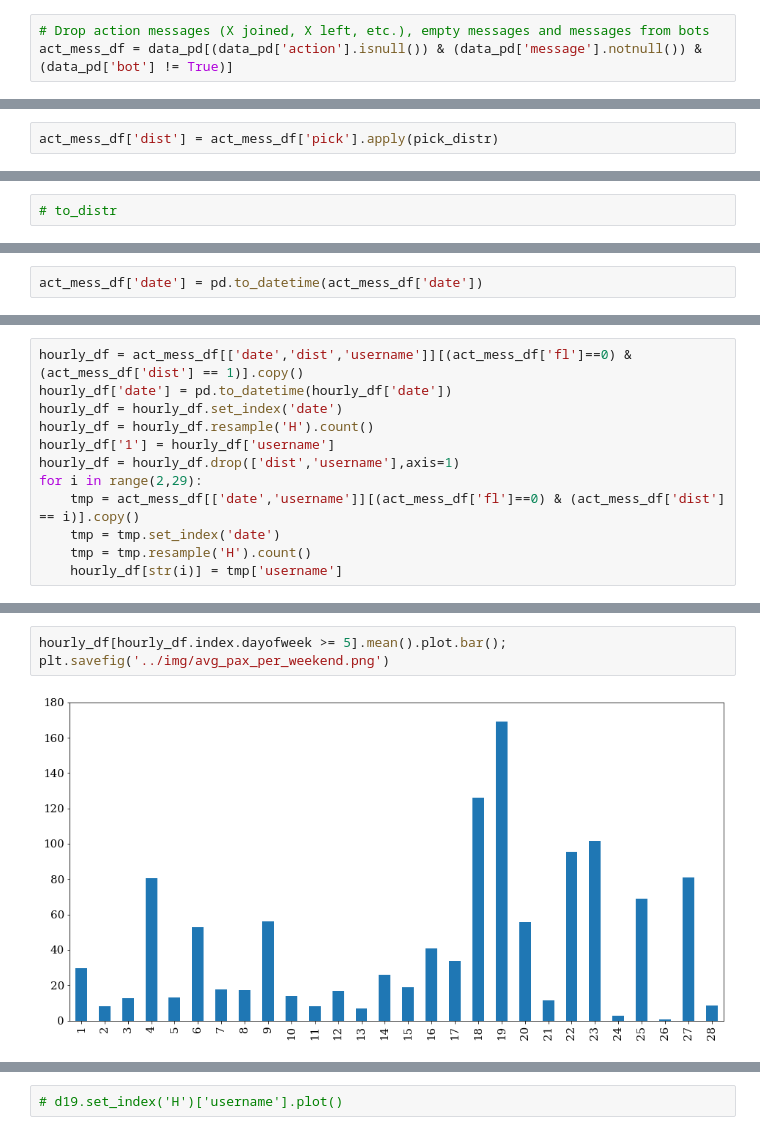
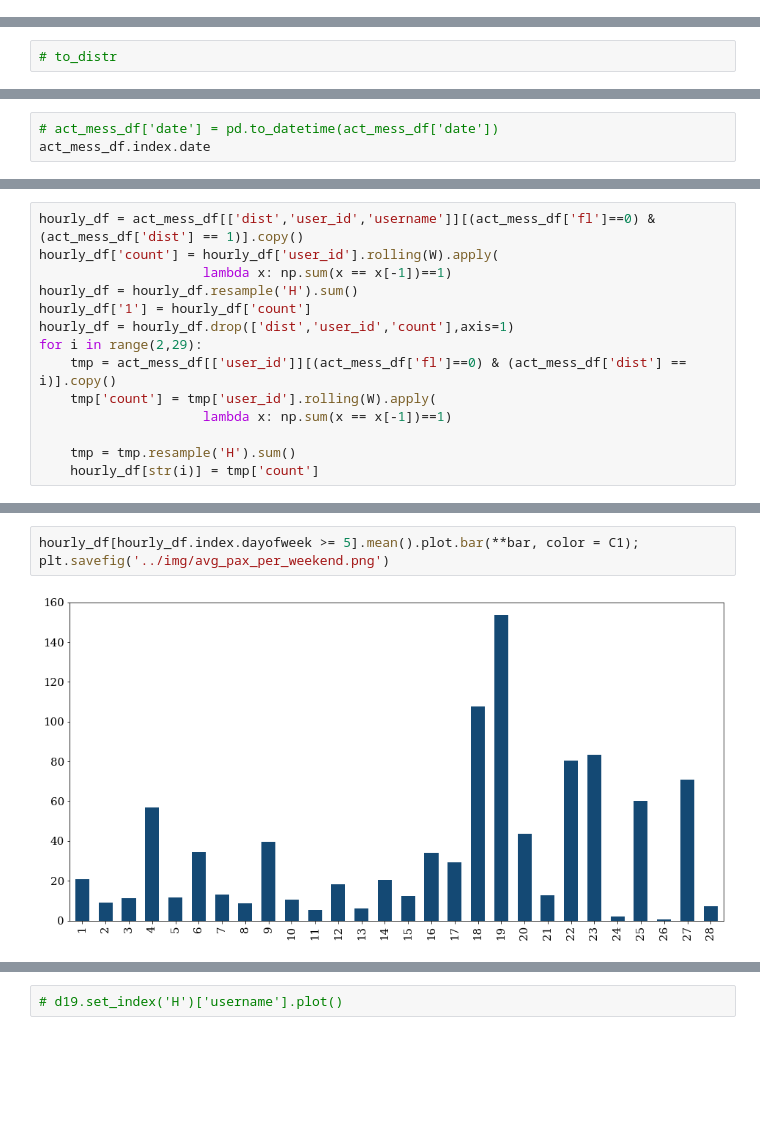
Before and after one commit to BykovEgor/sg-taxi, a Jupyter notebook: notebooks/EDA.ipynb, the cells around one changed output, grey strips where cells are left out. Drawn from its saved outputs; the diff is of its cells as text; blank space fills up the shorter version.

```diff
--- a/notebooks/EDA.ipynb
+++ b/notebooks/EDA.ipynb
@@ -117,3 +100,0 @@ data_pd.tail()
-# %%
-# Drop action messages (X joined, X left, etc.), empty messages and messages from bots
-act_mess_df = data_pd[(data_pd['action'].isnull()) & (data_pd['message'].notnull()) & (data_pd['bot'] != True)]
@@ -212,5 +136,3 @@ pick_distr(num)
-# %%
-act_mess_df['dist'] = act_mess_df['pick'].apply(pick_distr)
 # %%
 act_mess_df['pick'][(act_mess_df['fl']==0)].count()
 # %% [output]
@@ -244,2 +166,3 @@ act_mess_df['dist'][(act_mess_df['fl']==0) & (act_mess_df['dist'].notnull())].hi
 # %%
-act_mess_df['date'] = pd.to_datetime(act_mess_df['date'])
+# act_mess_df['date'] = pd.to_datetime(act_mess_df['date'])
+act_mess_df.index.date
@@ -246,12 +174,14 @@ act_mess_df['date'] = pd.to_datetime(act_mess_df['date'])
 # %%
-hourly_df = act_mess_df[['date','dist','username']][(act_mess_df['fl']==0) & (act_mess_df['dist'] == 1)].copy()
-hourly_df['date'] = pd.to_datetime(hourly_df['date'])
-hourly_df = hourly_df.set_index('date')
-hourly_df = hourly_df.resample('H').count()
-hourly_df['1'] = hourly_df['username']
-hourly_df = hourly_df.drop(['dist','username'],axis=1)
+hourly_df = act_mess_df[['dist','user_id','username']][(act_mess_df['fl']==0) & (act_mess_df['dist'] == 1)].copy()
+hourly_df['count'] = hourly_df['user_id'].rolling(W).apply(
+                     lambda x: np.sum(x == x[-1])==1)
+hourly_df = hourly_df.resample('H').sum()
+hourly_df['1'] = hourly_df['count']
+hourly_df = hourly_df.drop(['dist','user_id','count'],axis=1)
 for i in range(2,29):
-    tmp = act_mess_df[['date','username']][(act_mess_df['fl']==0) & (act_mess_df['dist'] == i)].copy()
-    tmp = tmp.set_index('date')
-    tmp = tmp.resample('H').count()
-    hourly_df[str(i)] = tmp['username']
+    tmp = act_mess_df[['user_id']][(act_mess_df['fl']==0) & (act_mess_df['dist'] == i)].copy()
+    tmp['count'] = tmp['user_id'].rolling(W).apply(
+                     lambda x: np.sum(x == x[-1])==1)
+
+    tmp = tmp.resample('H').sum()
+    hourly_df[str(i)] = tmp['count']
@@ -266,5 +220,5 @@ plt.savefig('../img/avg_pax_per_weekday.png')
 # %%
-hourly_df[hourly_df.index.dayofweek >= 5].mean().plot.bar();
+hourly_df[hourly_df.index.dayofweek >= 5].mean().plot.bar(**bar, color = C1);
 plt.savefig('../img/avg_pax_per_weekend.png')
 # %% [output]
-[figure, old version]
+[figure, new version]
```
Also changed, not shown: parts of 29 cells of this notebook, 1 other file.
